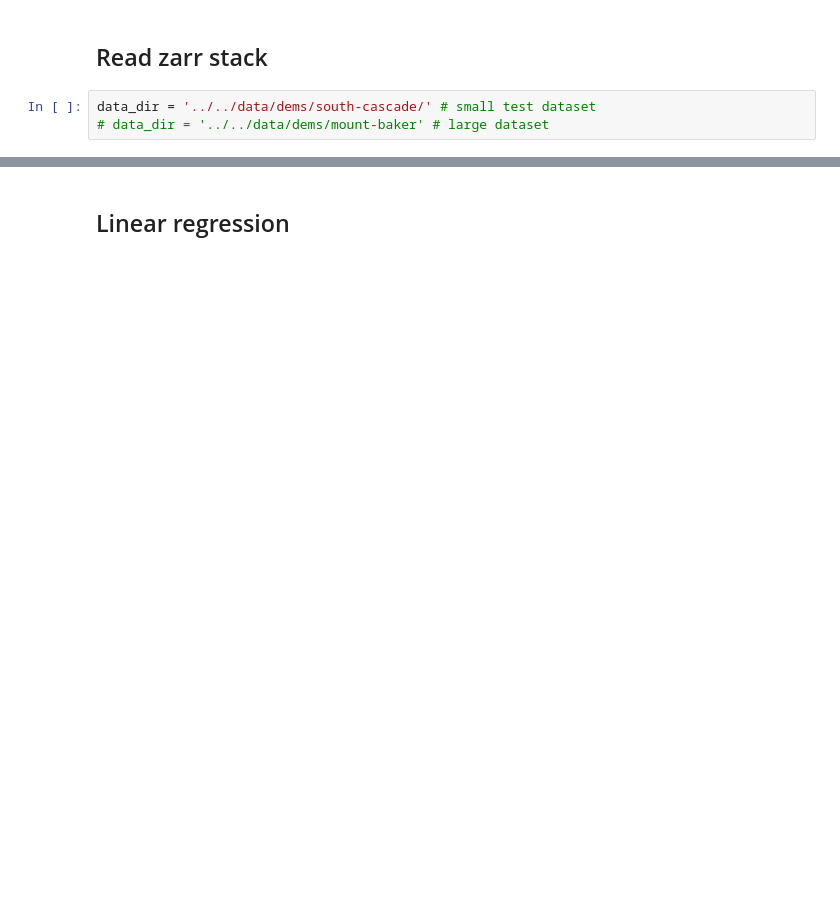
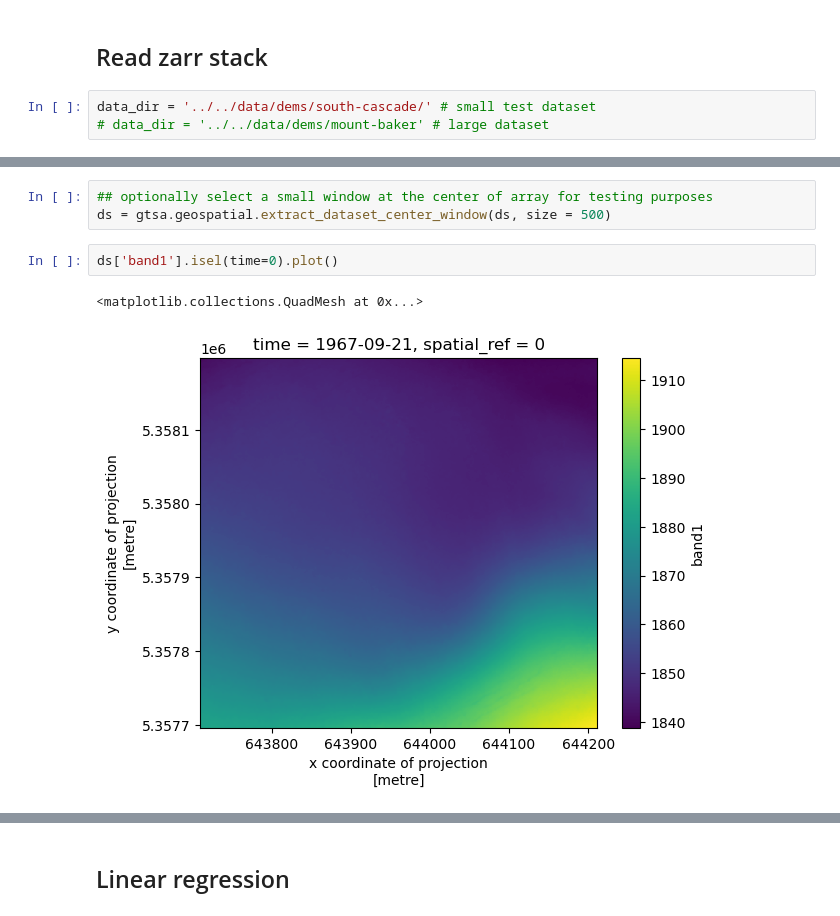
Before and after one commit to friedrichknuth/gtsa, a Jupyter notebook: notebooks/processing/02_time_series_computations.ipynb, the cells around one changed output, grey strips where cells are left out. Saved outputs shown, nothing was run; the diff lists cells and outputs as text; blank space fills up the shorter version.

```diff
--- a/notebooks/processing/02_time_series_computations.ipynb
+++ b/notebooks/processing/02_time_series_computations.ipynb
@@ -42,3 +59,11 @@ ds = xr.open_dataset(zarr_fn,chunks='auto',engine='zarr')
+# %%
+## optionally select a small window at the center of array for testing purposes
+ds = gtsa.geospatial.extract_dataset_center_window(ds, size = 500)
+# %%
+ds['band1'].isel(time=0).plot()
+# %% [output]
+<matplotlib.collections.QuadMesh at 0x...>
+[figure, added]
 # %%
 ds['band1'] # each is dimensioned along the full time series
 # %% [output]
```
Also changed, not shown: parts of 144 cells of this notebook, 2 other files.
